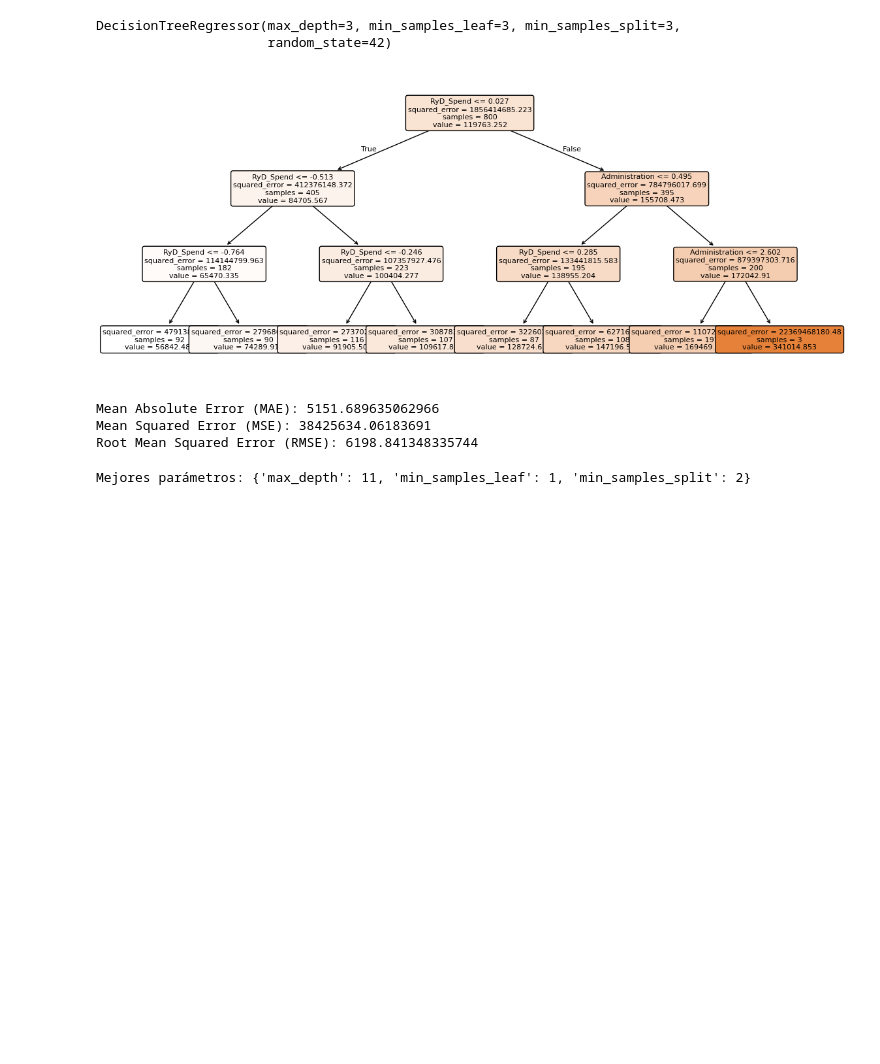
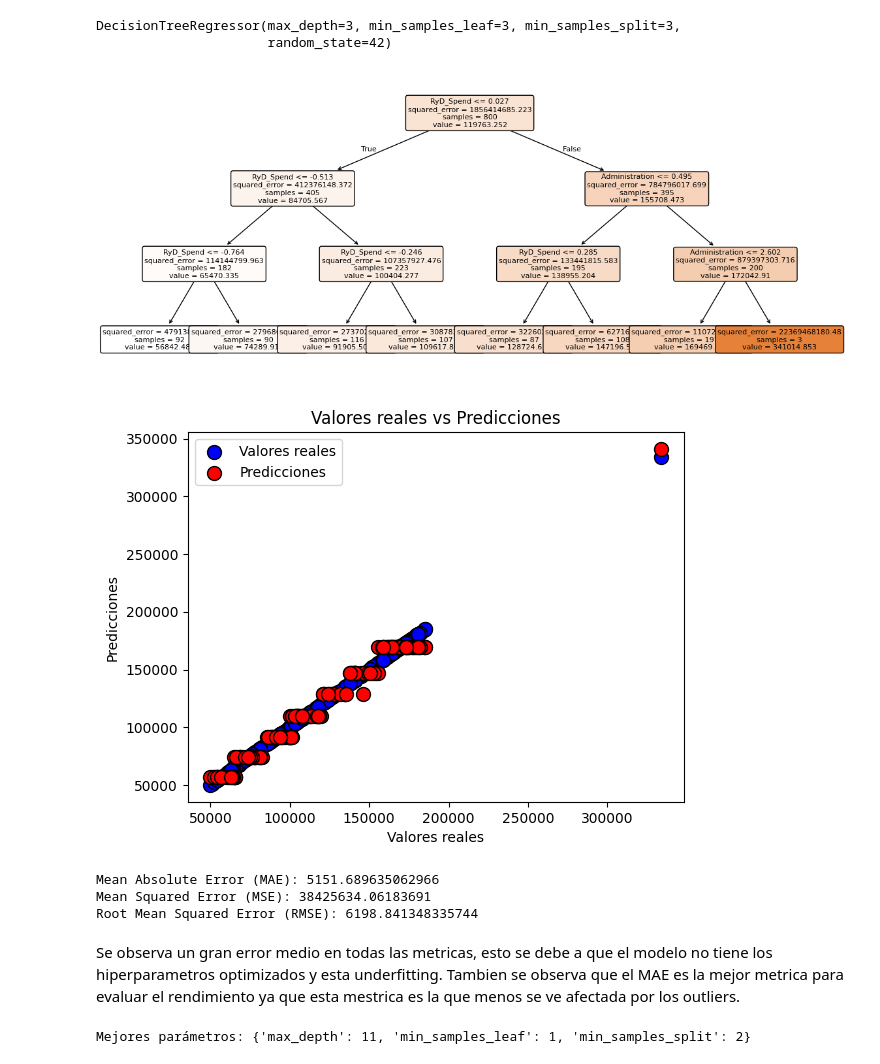
Before and after one commit to EugenioBravi/TP2_mineria, a Jupyter notebook: TP_2.ipynb, the cells around one changed output. Cells and saved outputs as stored; diff of their text form; code cells hidden in the pictures; blank space fills up the shorter version.

```diff
--- a/TP_2.ipynb
+++ b/TP_2.ipynb
@@ -177,17 +179,31 @@ DecisionTreeRegressor(max_depth=3, min_samples_leaf=3, min_samples_split=3,
 # %%
 y_pred = arbol_regresion.predict(X_test_comp_esc)
 features = list(X_test_comp_esc.columns)
 plt.figure(figsize=(14,6))
 tree.plot_tree(arbol_regresion, feature_names=features, fontsize=8, filled=True, rounded=True)
 plt.show()
+# Crear el scatter plot con diferentes colores para cada conjunto
+plt.scatter(y_test_comp, y_test_comp, color='blue', label='Valores reales', s=100, edgecolor='k')
+plt.scatter(y_test_comp, y_pred, color='red', label='Predicciones', s=100, edgecolor='k')
+
+# Etiquetas y título
+plt.xlabel("Valores reales")
+plt.ylabel("Predicciones")
+plt.title("Valores reales vs Predicciones")
+plt.legend()
+plt.show()
+
 print("Mean Absolute Error (MAE):", mean_absolute_error(y_test_comp, y_pred))
 print("Mean Squared Error (MSE):", mean_squared_error(y_test_comp, y_pred))
 print("Root Mean Squared Error (RMSE):", np.sqrt(mean_squared_error(y_test_comp, y_pred)))
 # %% [output]
 [figure]
+[figure, added]
 Mean Absolute Error (MAE): 5151.689635062966
 Mean Squared Error (MSE): 38425634.06183691
 Root Mean Squared Error (RMSE): 6198.841348335744
+# %% [markdown]
+Se observa un gran error medio en todas las metricas, esto se debe a que el modelo no tiene los hiperparametros optimizados y esta underfitting. Tambien se observa que el MAE es la mejor metrica para evaluar el rendimiento ya que esta mestrica es la que menos se ve afectada por los outliers.
 # %%
 #Optimizamos los hiperparametros
 param_grid = {
```
Also changed, not shown: parts of 20 cells of this notebook.
